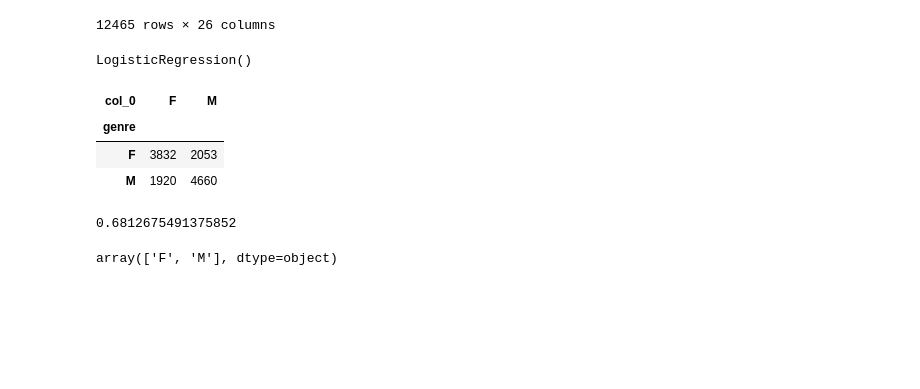
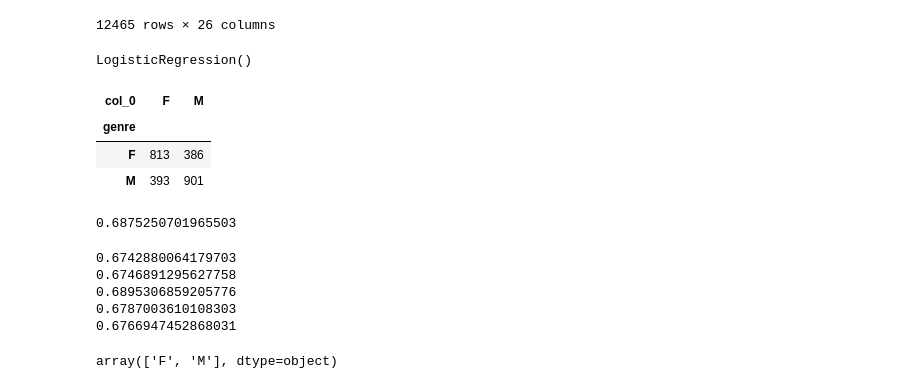
Before and after one commit to Bl3f/amse2021, a Jupyter notebook: Groupe-B/Day 4 - ML - 2021-03-27.ipynb, the cells around one changed output. Cells and saved outputs as stored; diff of their text form; code cells hidden in the pictures; blank space fills up the shorter version.

```diff
--- a/Groupe-B/Day 4 - ML - 2021-03-27.ipynb
+++ b/Groupe-B/Day 4 - ML - 2021-03-27.ipynb
@@ -177,26 +193,51 @@ prepare_data_2(df["prenom"])
 | 12466 | 0 | 0 | 0 | 0 | 1 | 1 | 0 | 0 | 1 | 0 | ... | ... |
 12465 rows × 26 columns
 # %%
+from sklearn.model_selection import train_test_split
+
 regr_v2 = LogisticRegression()
 X2 = prepare_data_2(df["prenom"])
 Y = df["genre"]
 
-regr_v2.fit(X2, Y)
+X2_train, X2_test, Y_train, Y_test = train_test_split(X2, Y, test_size=0.2)
-# %% [output]
-LogisticRegression()
+# %%
+regr_v2.fit(X2_train, Y_train)
+# %% [output]
+LogisticRegression()
 # %%
-y2 = regr_v2.predict(X2)
+y2_test = regr_v2.predict(X2_test)
 # %%
-pd.crosstab(Y, y2)
+pd.crosstab(Y_test, y2_test)
 # %% [output]
 | col_0 | F | M |
 | genre |  |  |
-| F | 3832 | 2053 |
-| M | 1920 | 4660 |
+| F | 813 | 386 |
+| M | 393 | 901 |
 # %%
-(y2 == Y).sum() / len(y)  # précision de notre modèle (prédiction égale vérité)
+(y2_test == Y_test).sum() / len(y2_test)  # précision de notre modèle (prédiction égale vérité)
 # %% [output]
-0.6812675491375852
+0.6875250701965503
+# %%
+from sklearn.model_selection import KFold
+
+kf = KFold(n_splits=5)
+
+for train_index, test_index in kf.split(X2):
+    X2_K_train = X2.iloc[train_index]
+    Y2_K_train = Y.iloc[train_index]
+    X2_K_test = X2.iloc[test_index]
+    Y2_K_test = Y.iloc[test_index]
+
+    regr_v2.fit(X2_K_train, Y2_K_train)
+    y2_K_test = regr_v2.predict(X2_K_test)
+    p = (y2_K_test == Y2_K_test).sum() / len(Y2_K_test)  # précision de notre modèle (prédiction égale vérité)
+    print(p)
+# %% [output]
+0.6742880064179703
+0.6746891295627758
+0.6895306859205776
+0.6787003610108303
+0.6766947452868031
 # %%
 # On se rend compte que la précision pour un modèle "+ compliqué" est moins bonne. Pourquoi ?
 # - notre méthodo de testing n'est pas bonne on test et entraine sur 100% du dataset
```
Also changed, not shown: parts of 3 cells of this notebook, 2 other files.
